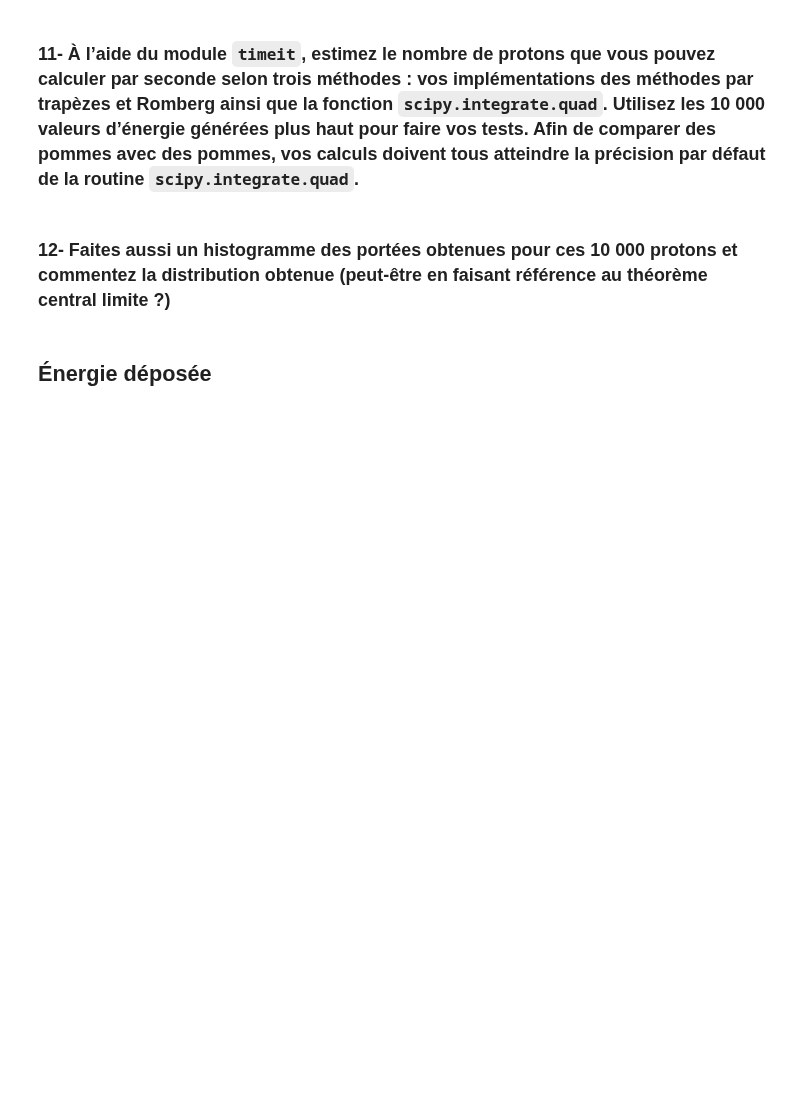
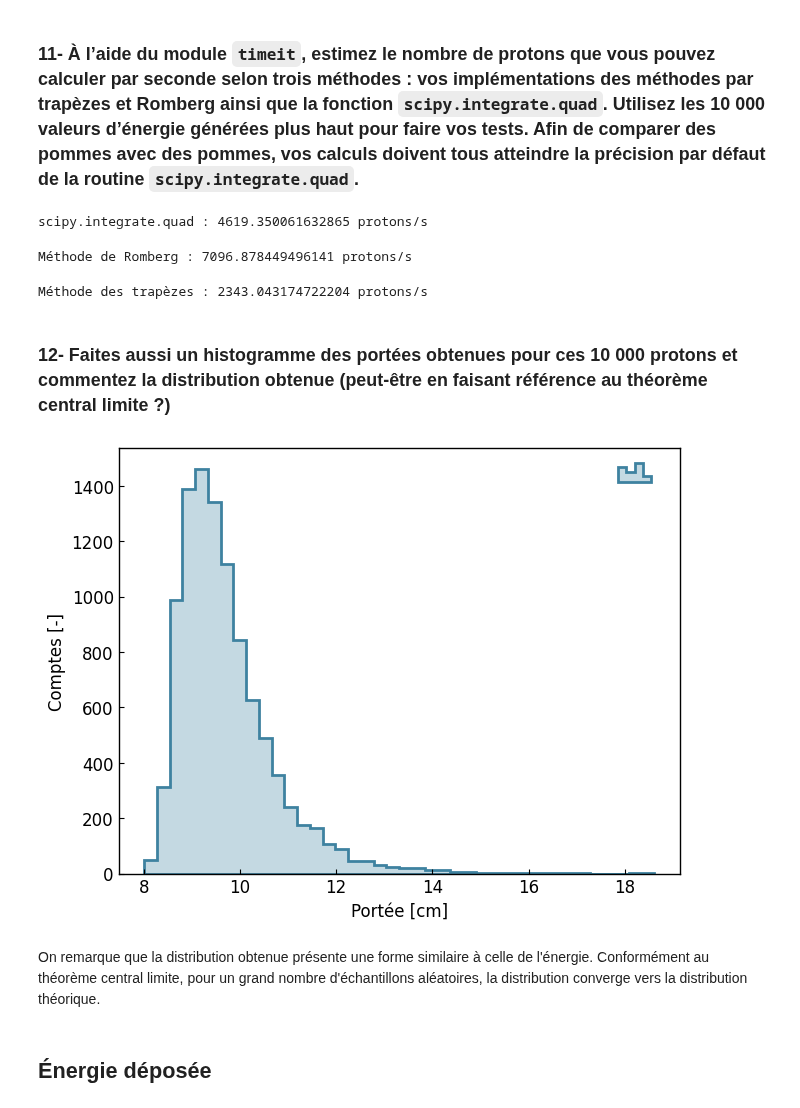
Before and after one commit to mamar828/physique_numerique, a Jupyter notebook: devoirs/tp1/tp1.ipynb, the cells around one changed output. Saved outputs shown, nothing was run; the diff lists cells and outputs as text; code cells hidden in the pictures; blank space fills up the shorter version.

Commit message:
Correction erreur scipy Q11 et commentaire Q12

```diff
--- a/devoirs/tp1/tp1.ipynb
+++ b/devoirs/tp1/tp1.ipynb
@@ -559,32 +584,42 @@ fig.show()
 # %% [markdown]
 ### 11- À l’aide du module ``timeit``, estimez le nombre de protons que vous pouvez calculer par seconde selon trois méthodes : vos implémentations des méthodes par trapèzes et Romberg ainsi que la fonction ``scipy.integrate.quad``. Utilisez les 10 000 valeurs d’énergie générées plus haut pour faire vos tests. Afin de comparer des pommes avec des pommes, vos calculs doivent tous atteindre la précision par défaut de la routine ``scipy.integrate.quad``.
 # %%
-erreur_scipy = []
-test = "for proton in distribution: erreur_scipy.append(sp.integrate.quad(f, 3, proton)[1])"
+erreur_scipy = 1.49e-8
+test = "for proton in distribution: sp.integrate.quad(f_os, 3, proton)"
 
 time = timeit.timeit(test, globals=globals(), number=1)
 print('scipy.integrate.quad :', len(distribution)/time, 'protons/s')
+# %% [output]
+scipy.integrate.quad : 4619.350061632865 protons/s
 # %%
 # test = "for i, proton in enumerate(distribution): romberg(3, proton, 'os', erreur_max=erreur_scipy[i])"
-test = "for i, proton in enumerate(distribution): methode_de_romberg(f_os, 3, proton, erreur_max=erreur_scipy[i])"
+test = "for proton in distribution: methode_de_romberg(f_os, 3, proton, erreur_max=erreur_scipy)"
 
 time = timeit.timeit(test, globals=globals(), number=1)
 print('Méthode de Romberg :', len(distribution)/time, 'protons/s')
+# %% [output]
+Méthode de Romberg : 7096.878449496141 protons/s
 # %%
 # test = "for i, proton in enumerate(distribution[:100]): trapezes_N(3, proton, 'os', erreur_max=erreur_scipy[i])"
-test = "for i, proton in enumerate(distribution): methode_des_trapezes(f_os, 3, proton, erreur_max=erreur_scipy[i])"
+test = "for proton in distribution: methode_des_trapezes(f_os, 3, proton, erreur_max=erreur_scipy)"
 
 time = timeit.timeit(test, globals=globals(), number=1)
 print('Méthode des trapèzes :', len(distribution)/time, 'protons/s')
+# %% [output]
+Méthode des trapèzes : 2343.043174722204 protons/s
 # %% [markdown]
 ### 12- Faites aussi un histogramme des portées obtenues pour ces 10 000 protons et commentez la distribution obtenue (peut-être en faisant référence au théorème central limite ?)
 # %%
 portees = []
 for proton in distribution: portees.append(sp.integrate.quad(f, 3, proton)[0])
 
-fig = gl.Figure('Portée [cm]', 'Compte [-]')
+fig = gl.Figure('Portée [cm]', 'Comptes [-]')
 fig.add_elements(gl.Histogram(portees, number_of_bins=40, show_params=False, label='', normalize=False))
 fig.show()
+# %% [output]
+[figure, added]
+# %% [markdown]
+On remarque que la distribution obtenue présente une forme similaire à celle de l'énergie. Conformément au théorème central limite, pour un grand nombre d'échantillons aléatoires, la distribution converge vers la distribution théorique.
 # %% [markdown]
 ## Énergie déposée
 # %% [markdown]
```
Also changed, not shown: parts of 14 cells of this notebook.
